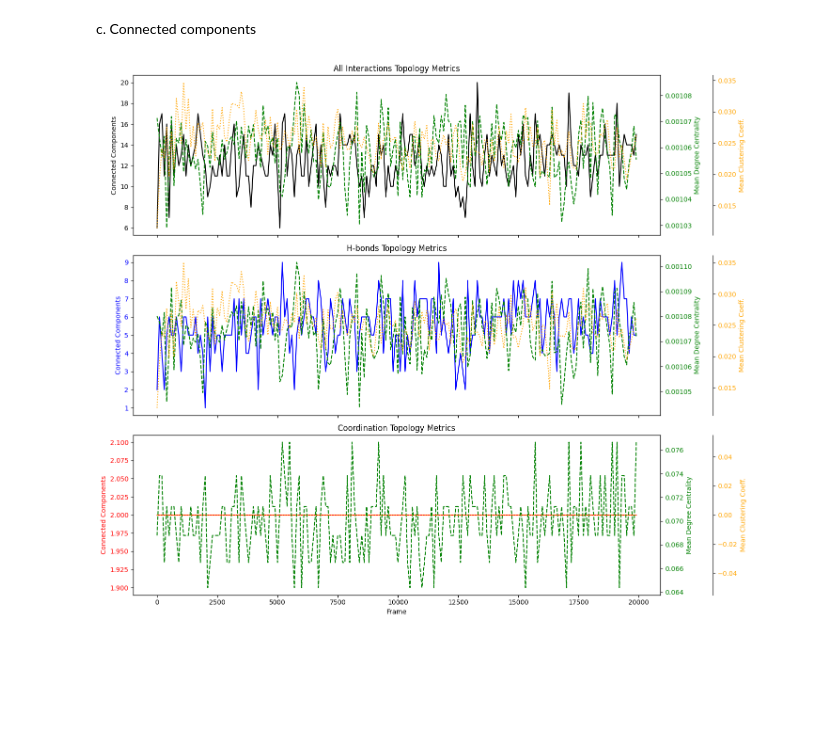
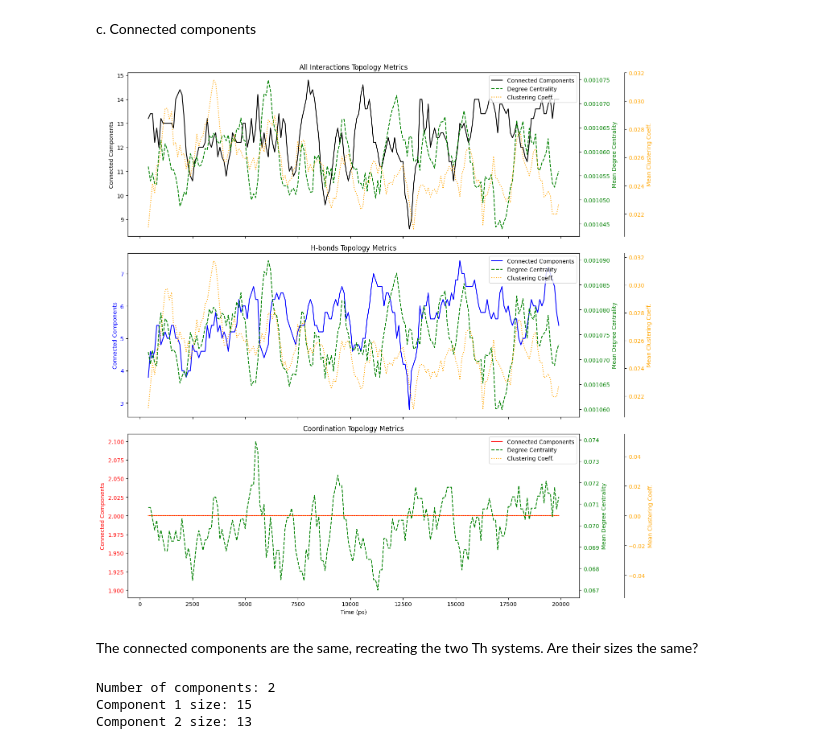
Before and after one commit to coreytaylorcompchem/comp_chem, a Jupyter notebook: md/01_Th_oligomerisation/2025-09-03_QMMM_Th_NaKLi_02_Li.ipynb, the cells around one changed output. Drawn from its saved outputs; the diff is of its cells as text; code cells hidden in the pictures; blank space fills up the shorter version.

```diff
--- a/md/01_Th_oligomerisation/2025-09-03_QMMM_Th_NaKLi_02_Li.ipynb
+++ b/md/01_Th_oligomerisation/2025-09-03_QMMM_Th_NaKLi_02_Li.ipynb
@@ -403,59 +403,109 @@ import numpy as np
 def mean_metric(metric_list):
     return [np.mean(list(d.values())) if d else 0 for d in metric_list]
 
-# Extract data
+def moving_average(data, window_size=5):
+    return np.convolve(data, np.ones(window_size)/window_size, mode='valid')
+
+# Replace frames with time in ps
+dt = 1.0  # your timestep, ps per frame
 frames = analyser.topology_results_all["frame"]
+time_ps = np.array(frames) * dt
 
-# Metrics for All interactions
+# Extract raw metrics
 n_components_all = analyser.topology_results_all["n_components"]
 deg_centrality_all = mean_metric(analyser.topology_results_all["degree_centrality"])
 clustering_all = mean_metric(analyser.topology_results_all["clustering"])
 
-# Metrics for H-bonds
 n_components_hb = analyser.topology_results_hbond["n_components"]
 deg_centrality_hb = mean_metric(analyser.topology_results_hbond["degree_centrality"])
 clustering_hb = mean_metric(analyser.topology_results_hbond["clustering"])
 
-# Metrics for Coordination
 n_components_coord = analyser.topology_results_coord["n_components"]
 deg_centrality_coord = mean_metric(analyser.topology_results_coord["degree_centrality"])
 clustering_coord = mean_metric(analyser.topology_results_coord["clustering"])
 
-# Setup plot
-fig, axes = plt.subplots(3, 1, figsize=(14, 12), sharex=True)
+# Apply moving average smoothing (adjust window size as desired)
+window_size = 5
+
+def smooth_and_trim(x):
+    return moving_average(x, window_size=window_size)
+
+# Smooth all metrics
+def smooth_metrics(components, centrality, clustering):
+    comps_smooth = smooth_and_trim(components)
+    cent_smooth = smooth_and_trim(centrality)
+    clust_smooth = smooth_and_trim(clustering)
+    return comps_smooth, cent_smooth, clust_smooth
+
+comps_all, cent_all, clust_all = smooth_metrics(n_components_all, deg_centrality_all, clustering_all)
+comps_hb, cent_hb, clust_hb = smooth_metrics(n_components_hb, deg_centrality_hb, clustering_hb)
+comps_coord, cent_coord, clust_coord = smooth_metrics(n_components_coord, deg_centrality_coord, clustering_coord)
+
+# Trim time axis to match smoothing output length
+time_smooth = time_ps[window_size-1:]
+
+# Plotting
+fig, axes = plt.subplots(3, 1, figsize=(14, 14), sharex=True)
 
 interaction_types = [
-    ("All Interactions", n_components_all, deg_centrality_all, clustering_all, 'black'),
-    ("H-bonds", n_components_hb, deg_centrality_hb, clustering_hb, 'blue'),
-    ("Coordination", n_components_coord, deg_centrality_coord, clustering_coord, 'red'),
+    ("All Interactions", comps_all, cent_all, clust_all, 'black'),
+    ("H-bonds", comps_hb, cent_hb, clust_hb, 'blue'),
+    ("Coordination", comps_coord, cent_coord, clust_coord, 'red'),
 ]
 
 for ax, (label, comps, centrality, cluster, color) in zip(axes, interaction_types):
     # Primary y-axis (left): Connected Components
     ax.set_ylabel("Connected Components", color=color)
-    ax.plot(frames, comps, color=color, label="Connected Components")
+    line1, = ax.plot(time_smooth, comps, color=color, label="Connected Components")
     ax.tick_params(axis='y', labelcolor=color)
 
     # Secondary y-axis (right): Degree Centrality
     ax2 = ax.twinx()
     ax2.set_ylabel("Mean Degree Centrality", color='green')
-    ax2.plot(frames, centrality, color='green', linestyle='--', label="Degree Centrality")
+    line2, = ax2.plot(time_smooth, centrality, color='green', linestyle='--', label="Degree Centrality")
     ax2.tick_params(axis='y', labelcolor='green')
 
     # Third y-axis: Clustering Coefficient
     ax3 = ax.twinx()
     ax3.spines.right.set_position(("axes", 1.1))  # Offset the third y-axis
     ax3.set_ylabel("Mean Clustering Coeff.", color='orange')
-    ax3.plot(frames, cluster, color='orange', linestyle=':', label="Clustering Coeff.")
+    line3, = ax3.plot(time_smooth, cluster, color='orange', linestyle=':', label="Clustering Coeff.")
     ax3.tick_params(axis='y', labelcolor='orange')
 
     # Title
     ax.set_title(f"{label} Topology Metrics")
 
-# X-axis label on the last subplot
-axes[-1].set_xlabel("Frame")
+    # Legend
+    ax.legend(handles=[line1, line2, line3], loc='upper right')
 
+axes[-1].set_xlabel("Time (ps)")
 plt.tight_layout()
 plt.show()
 # %% [output]
-[figure, old version]
+[figure, new version]
+# %% [markdown]
+The connected components are the same, recreating the two Th systems. Are their sizes the same?
+# %%
+import networkx as nx
+
+# Pick one frame for inspection
+frame = sorted(analyser.graphs.keys())[0]
+coord_graph = analyser.graphs[frame]
+
+# Filter for coordination bonds
+G_coord = nx.Graph()
+for u, v, d in coord_graph.edges(data=True):
+    if d.get("bond_type") == "Coordination":
+        G_coord.add_node(u, **coord_graph.nodes[u])
+        G_coord.add_node(v, **coord_graph.nodes[v])
+        G_coord.add_edge(u, v, **d)
+
+# Check connected components
+components = list(nx.connected_components(G_coord))
+print(f"Number of components: {len(components)}")
+for i, comp in enumerate(components):
+    print(f"Component {i+1} size: {len(comp)}")
+# %% [output]
+Number of components: 2
+Component 1 size: 15
+Component 2 size: 13
```
Also changed, not shown: parts of 2 cells of this notebook, 1 other file.
